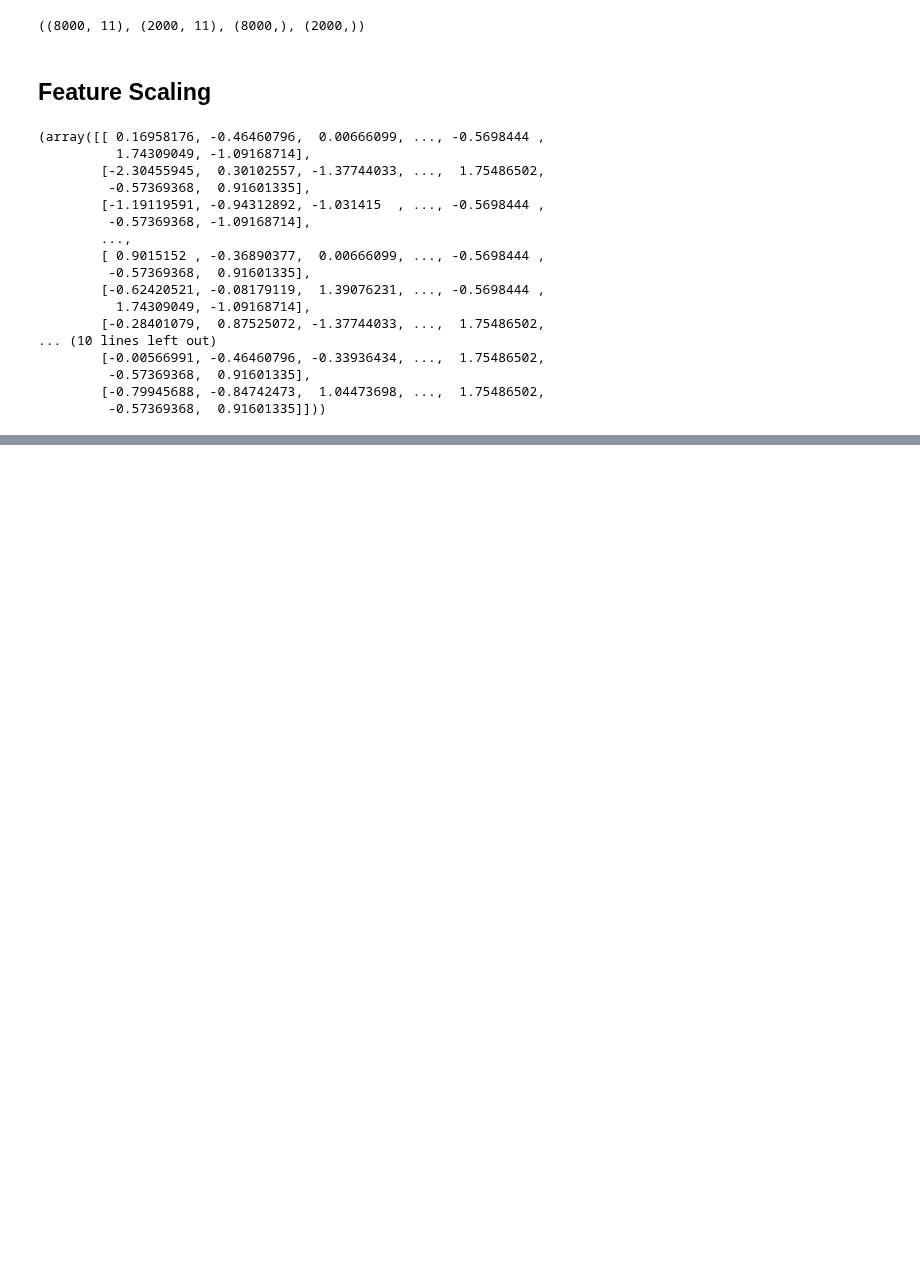
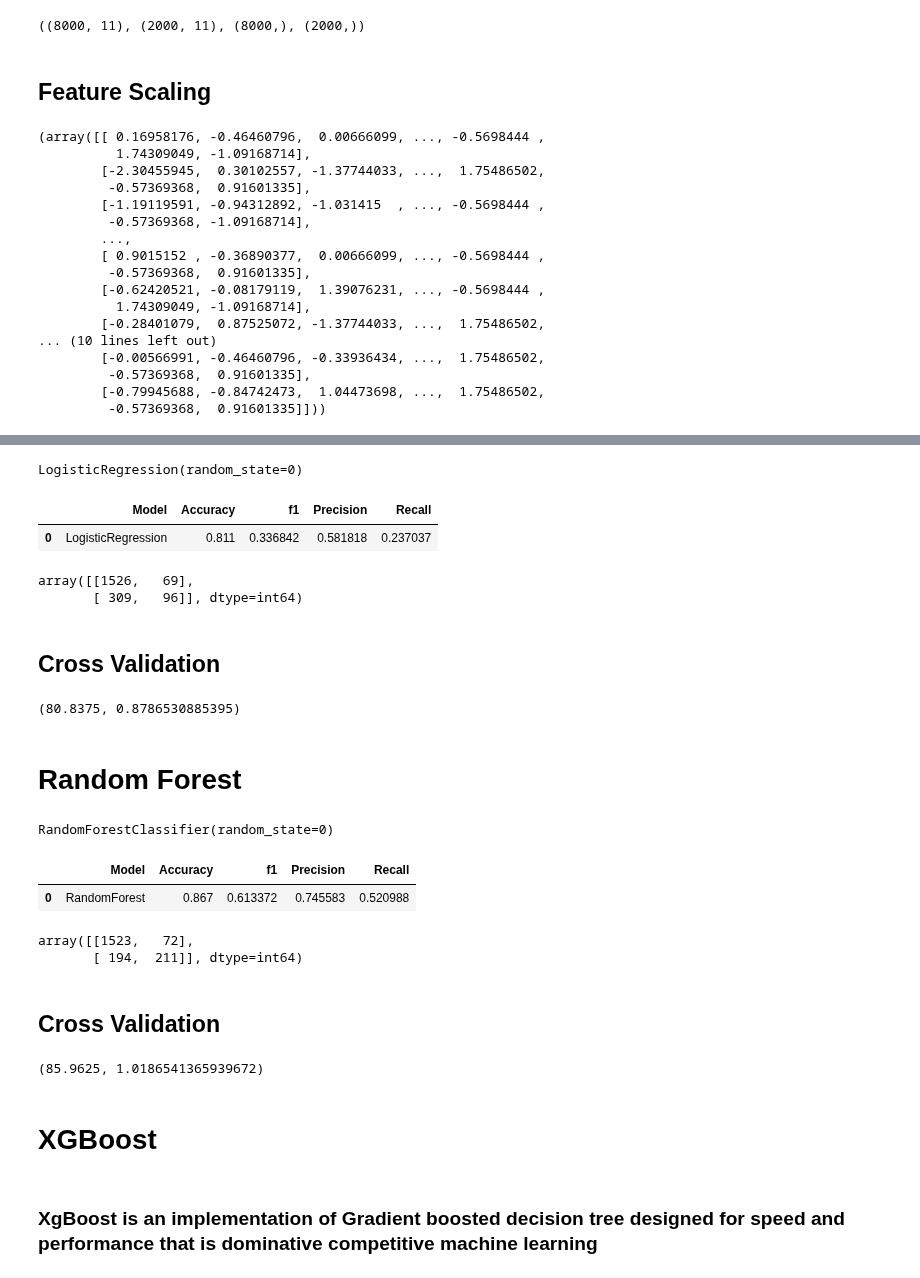
Before and after one commit to Twtamaris/machine_learning, a Jupyter notebook: customer_churn_rate/programe.ipynb, the cells around one changed output, grey strips where cells are left out. Cells and saved outputs as stored; diff of their text form; code cells hidden in the pictures; blank space fills up the shorter version.

```diff
--- a/customer_churn_rate/programe.ipynb
+++ b/customer_churn_rate/programe.ipynb
@@ -300,0 +307,7 @@ x_train, x_test
+# %%
+classifier_lr = LogisticRegression(random_state=0)
+classifier_lr.fit(x_train, y_train)
+# %% [output]
+LogisticRegression(random_state=0)
+# %%
+y_pred = classifier_lr.predict(x_test)
@@ -300,0 +316,21 @@ x_train, x_test
+# %%
+acc = accuracy_score(y_test,y_pred)
+f1= f1_score(y_test,y_pred)
+conf = confusion_matrix(y_test,y_pred)
+prec = precision_score(y_test,y_pred)
+rec = recall_score(y_test,y_pred)
+# %%
+results = pd.DataFrame(data=[['LogisticRegression', acc, f1, prec, rec]], columns=['Model', 'Accuracy', 'f1', 'Precision', 'Recall'])
+# %%
+results
+# %% [output]
+|  | Model | Accuracy | f1 | Precision | Recall |
+| 0 | LogisticRegression | 0.811 | 0.336842 | 0.581818 | 0.237037 |
+# %%
+cm = confusion_matrix(y_test, y_pred)
+cm
+# %% [output]
+array([[1526,   69],
+       [ 309,   96]], dtype=int64)
+# %% [markdown]
+## Cross Validation
@@ -300,0 +340,6 @@ x_train, x_test
+# %%
+accuracies.mean()*100, accuracies.std()*100
+# %% [output]
+(80.8375, 0.8786530885395)
+# %% [markdown]
+# Random Forest
@@ -300,0 +348,5 @@ x_train, x_test
+# %%
+classifier_rf = RandomForestClassifier(random_state=0)
+classifier_rf.fit(x_train, y_train)
+# %% [output]
+RandomForestClassifier(random_state=0)
@@ -300,0 +365,5 @@ x_train, x_test
+# %%
+results_2
+# %% [output]
+|  | Model | Accuracy | f1 | Precision | Recall |
+| 0 | RandomForest | 0.867 | 0.613372 | 0.745583 | 0.520988 |
@@ -300,0 +372,8 @@ x_train, x_test
+# %%
+cm = confusion_matrix(y_test, y_pred)
+cm
+# %% [output]
+array([[1523,   72],
+       [ 194,  211]], dtype=int64)
+# %% [markdown]
+## Cross Validation
@@ -300,0 +382,8 @@ x_train, x_test
+# %%
+accuracies.mean()*100, accuracies.std()*100
+# %% [output]
+(85.9625, 1.0186541365939672)
+# %% [markdown]
+# XGBoost
+# %% [markdown]
+### XgBoost is an implementation of Gradient boosted decision tree designed for speed and performance that is dominative competitive machine learning
```
Also changed, not shown: parts of 39 cells of this notebook, 1 other file.
